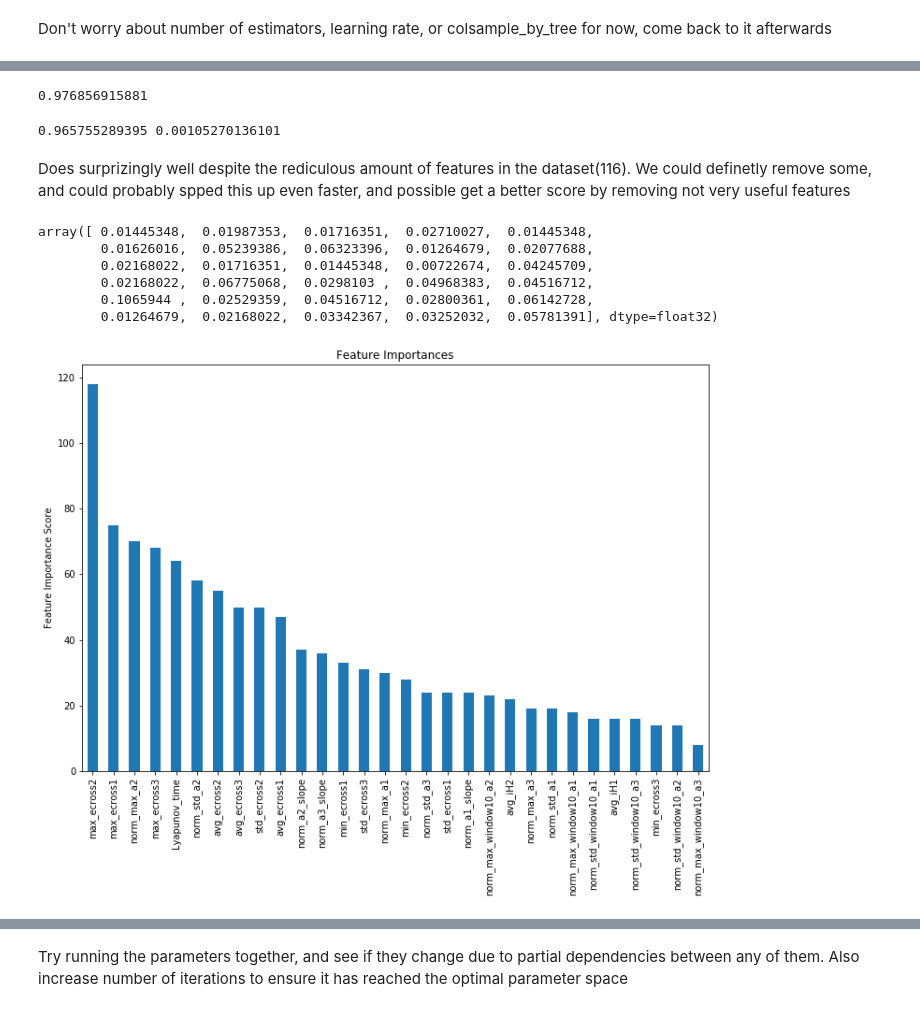
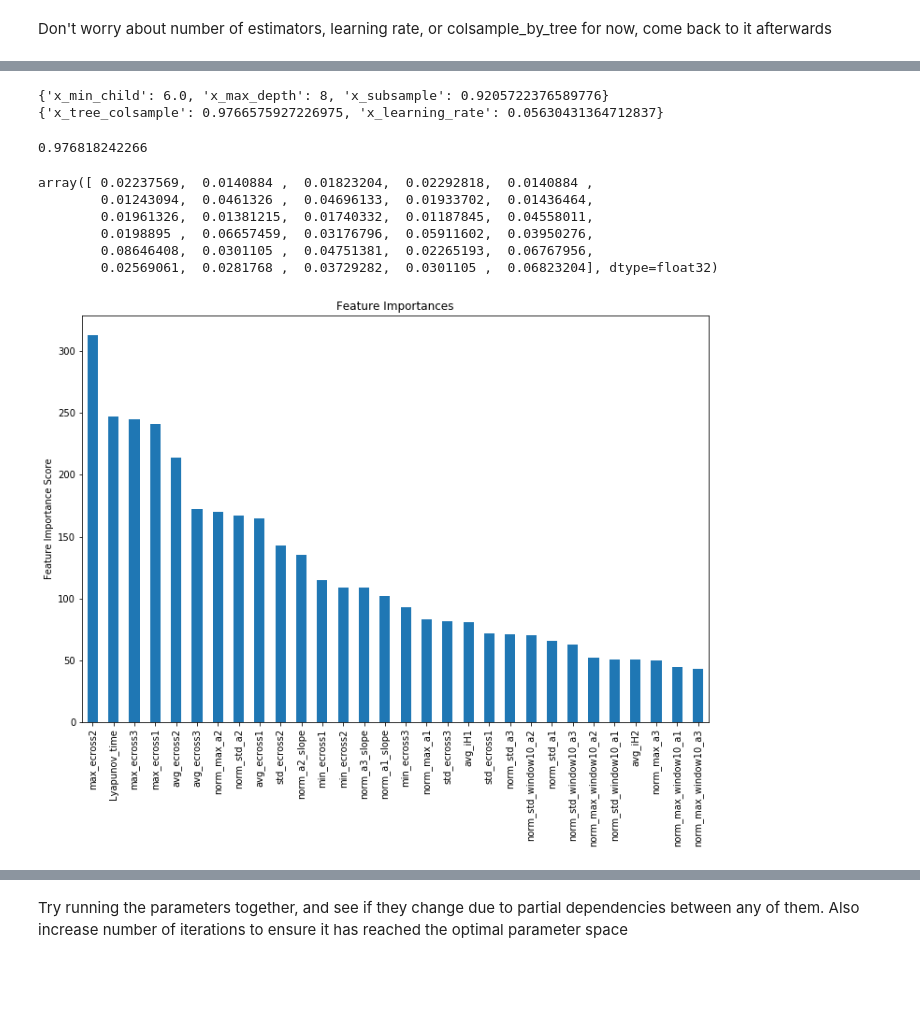
Before and after one commit to dtamayo/MLstability, a Jupyter notebook: Analysis/Experimenting _with_HyperOpt.ipynb, the cells around one changed output, grey strips where cells are left out. Saved outputs shown, nothing was run; the diff lists cells and outputs as text; code cells hidden in the pictures; blank space fills up the shorter version.

```diff
--- a/Analysis/Experimenting _with_HyperOpt.ipynb
+++ b/Analysis/Experimenting _with_HyperOpt.ipynb
@@ -111,0 +107,9 @@ print best
+# %%
+#try testing on the holdout set with these parameters
+test_best = XGBClassifier(seed = 0, min_child_weight=best["x_min_child"],
+                         max_depth = best["x_max_depth"],
+                         subsample = best["x_subsample"])
+test_best.fit(trainX, trainY)
+preds = test_best.predict_proba(testX)[:,1]
+auc_Score = roc_auc_score(testY,preds)
+print auc_Score
@@ -139,4 +138,4 @@ def objective2(space2):
 # %%
-trials = Trials()
-best2 = fmin(fn=objective2, space = space2, algo = tpe.suggest, max_evals = 10, trials = trials)
+trials2 = Trials()
+best2 = fmin(fn=objective2, space = space2, algo = tpe.suggest, max_evals = 20, trials = trials2)
 # %% [output]
@@ -167,38 +162,41 @@ print best2
-# %%
-#combine the two spaces
-best_model = XGBClassifier(seed = 0, learning_rate=0.0797, min_child_weight=3, \
-                            max_depth= 4, subsample = 0.82, colsample_bytree = 0.996)
-
-best_model.fit(trainX, trainY)
-pred = best_model.predict_proba(testX)[:,1]
-score = roc_auc_score(testY, pred)
-print score
-# %% [output]
-0.976856915881
-# %%
-#Check cross val score, ensure that its not overfitting
-score = cross_val_score(best_model, X, y, cv = 5, scoring = 'average_precision')
-print np.mean(score), np.std(score)
-# %% [output]
-0.965755289395 0.00105270136101
-# %% [markdown]
-Does surprizingly well despite the rediculous amount of features in the dataset(116). We could definetly remove some, and could probably spped this up even faster, and possible get a better score by removing not very useful features
+# %%
+#With both optimizations, we can now see the all the selected parameters we are interested in
+print best
+print best2
+# %% [output]
+{'x_min_child': 6.0, 'x_max_depth': 8, 'x_subsample': 0.9205722376589776}
+{'x_tree_colsample': 0.9766575927226975, 'x_learning_rate': 0.05630431364712837}
+# %%
+#try testing on the holdout set with ALL of the selected parameters
+test_best = XGBClassifier(seed = 0, min_child_weight=best["x_min_child"],
+                         max_depth = best["x_max_depth"],
+                         subsample = best["x_subsample"],
+                         colsample_bytree = best2["x_tree_colsample"],
+                         learning_rate = best2["x_learning_rate"])
+#print trainX.shape, trainY.shape, testX.shape, testY.shape
+test_best.fit(trainX, trainY)
+preds = test_best.predict_proba(testX)[:,1]
+auc_Score = roc_auc_score(testY,preds)
+print auc_Score
+#score only increases marginally from before
+# %% [output]
+0.976818242266
 # %%
-best_model.feature_importances_
+test_best.feature_importances_
 # %% [output]
-array([ 0.01445348,  0.01987353,  0.01716351,  0.02710027,  0.01445348,
-        0.01626016,  0.05239386,  0.06323396,  0.01264679,  0.02077688,
-        0.02168022,  0.01716351,  0.01445348,  0.00722674,  0.04245709,
-        0.02168022,  0.06775068,  0.0298103 ,  0.04968383,  0.04516712,
-        0.1065944 ,  0.02529359,  0.04516712,  0.02800361,  0.06142728,
-        0.01264679,  0.02168022,  0.03342367,  0.03252032,  0.05781391], dtype=float32)
+array([ 0.02237569,  0.0140884 ,  0.01823204,  0.02292818,  0.0140884 ,
+        0.01243094,  0.0461326 ,  0.04696133,  0.01933702,  0.01436464,
+        0.01961326,  0.01381215,  0.01740332,  0.01187845,  0.04558011,
+        0.0198895 ,  0.06657459,  0.03176796,  0.05911602,  0.03950276,
+        0.08646408,  0.0301105 ,  0.04751381,  0.02265193,  0.06767956,
+        0.02569061,  0.0281768 ,  0.03729282,  0.0301105 ,  0.06823204], dtype=float32)
 # %%
 # feature importances
-feat_imp = pd.Series(best_model.booster().get_fscore()).sort_values(ascending=False)
+feat_imp = pd.Series(test_best.booster().get_fscore()).sort_values(ascending=False)
 feat_imp.plot(kind='bar', title='Feature Importances', figsize=(12,8))
 plt.ylabel('Feature Importance Score')
 plt.show()
 # %% [output]
-[figure, old version]
+[figure, new version]
 # %%
 #try drawing a normalized version of the plot
```
Also changed, not shown: parts of 44 cells of this notebook, 2 other files.
